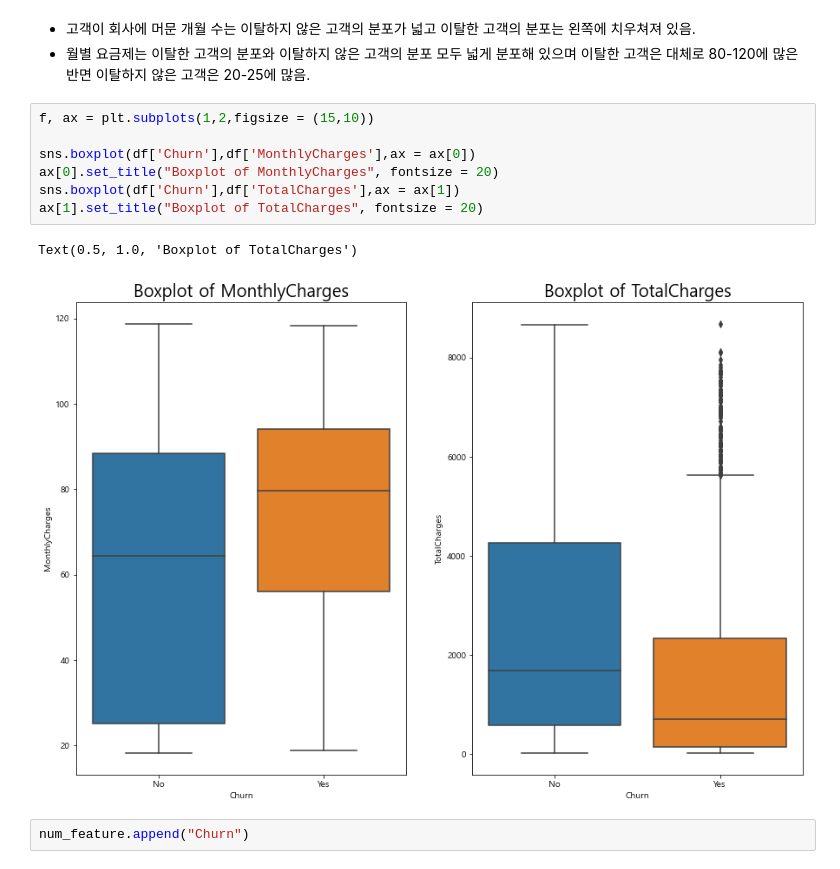
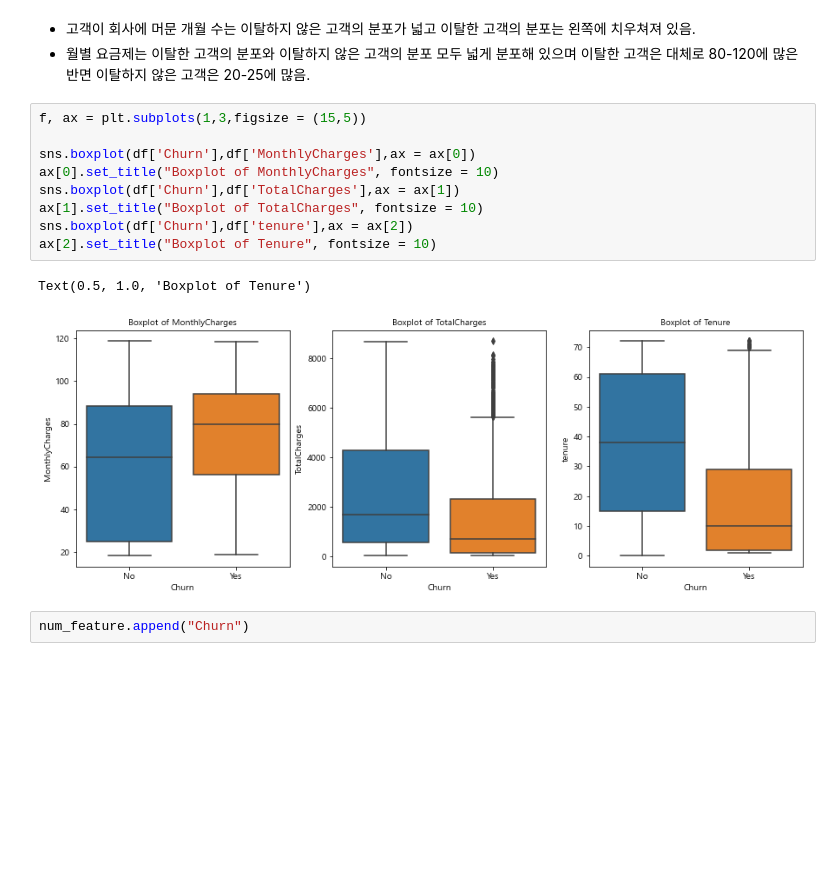
Before and after one commit to parkseonga/Kaggle_EDA, a Jupyter notebook: Practical training/Telco Customer.ipynb, the cells around one changed output. Saved outputs shown, nothing was run; the diff lists cells and outputs as text; blank space fills up the shorter version.

Commit message:
Add text on plot

```diff
--- a/Practical training/Telco Customer.ipynb
+++ b/Practical training/Telco Customer.ipynb
@@ -525,15 +531,17 @@ plt.show()
 * 고객이 회사에 머문 개월 수는 이탈하지 않은 고객의 분포가 넓고 이탈한 고객의 분포는 왼쪽에 치우쳐져 있음.
 * 월별 요금제는 이탈한 고객의 분포와 이탈하지 않은 고객의 분포 모두 넓게 분포해 있으며 이탈한 고객은 대체로 80-120에 많은 반면 이탈하지 않은 고객은 20-25에 많음.
 # %%
-f, ax = plt.subplots(1,2,figsize = (15,10))
+f, ax = plt.subplots(1,3,figsize = (15,5))
 
 sns.boxplot(df['Churn'],df['MonthlyCharges'],ax = ax[0])
-ax[0].set_title("Boxplot of MonthlyCharges", fontsize = 20)
+ax[0].set_title("Boxplot of MonthlyCharges", fontsize = 10)
 sns.boxplot(df['Churn'],df['TotalCharges'],ax = ax[1])
-ax[1].set_title("Boxplot of TotalCharges", fontsize = 20)
+ax[1].set_title("Boxplot of TotalCharges", fontsize = 10)
+sns.boxplot(df['Churn'],df['tenure'],ax = ax[2])
+ax[2].set_title("Boxplot of Tenure", fontsize = 10)
 # %% [output]
-Text(0.5, 1.0, 'Boxplot of TotalCharges')
+Text(0.5, 1.0, 'Boxplot of Tenure')
-[figure, old version]
+[figure, new version]
 # %%
 num_feature.append("Churn")
 # %%
```
Also changed, not shown: parts of 24 cells of this notebook.
